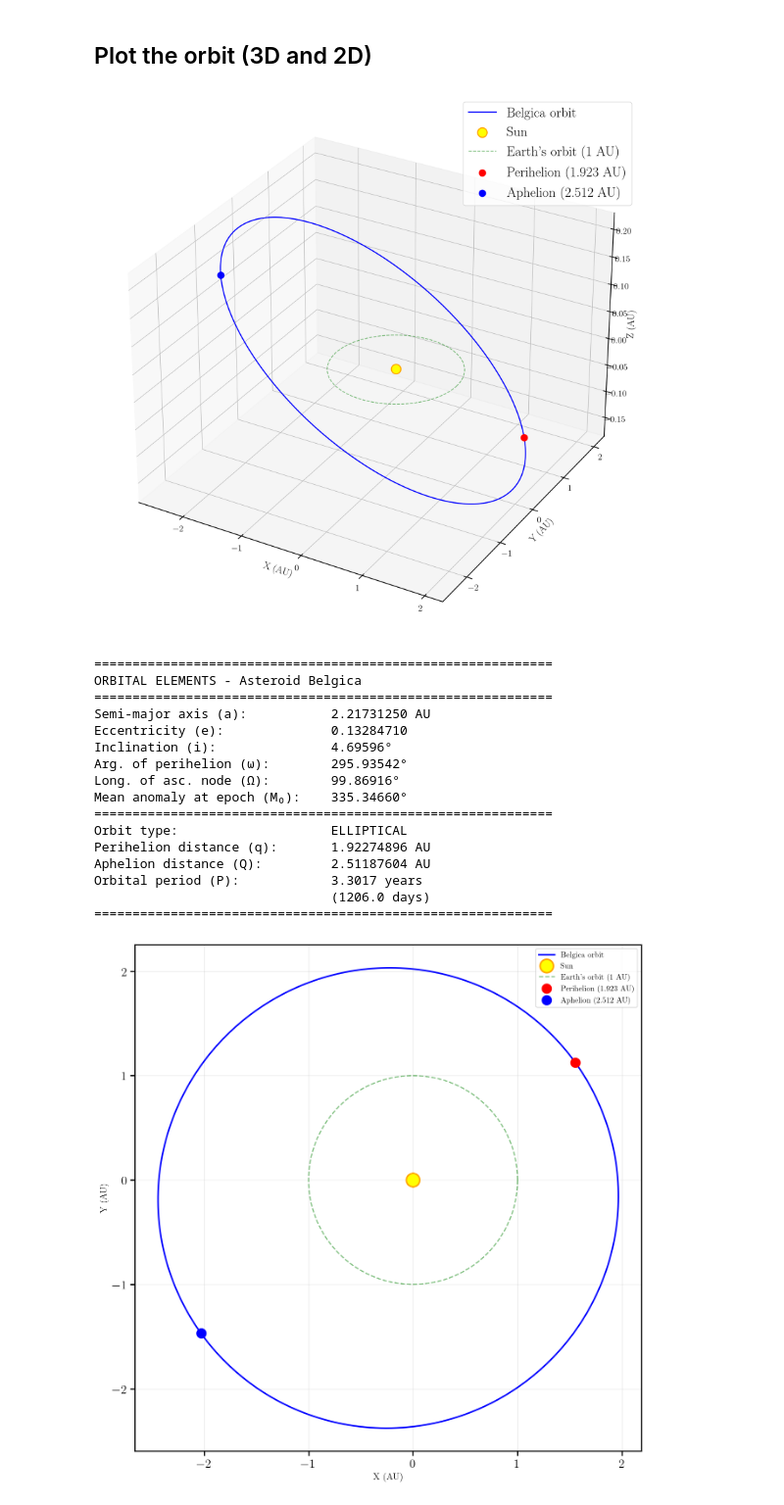
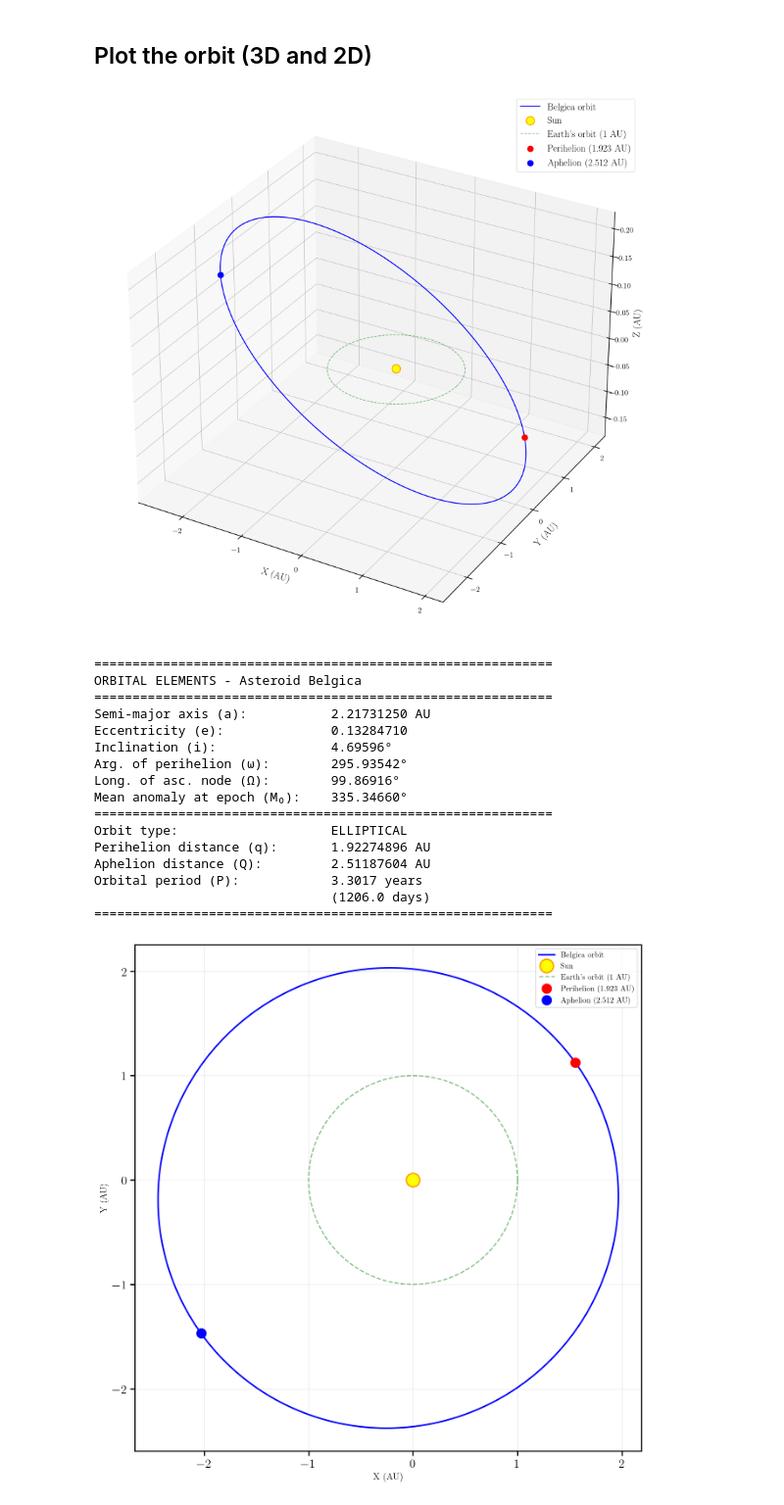
Before and after one commit to matyldarejus/TGP_Asteroids2_2025, a Jupyter notebook: Astrometry/astrometry_main.ipynb, the cells around one changed output. Shown at 98% size. Saved outputs shown, nothing was run; the diff lists cells and outputs as text; code cells hidden in the pictures.

Commit message:
Improved the 3D graph

```diff
--- a/Astrometry/astrometry_main.ipynb
+++ b/Astrometry/astrometry_main.ipynb
@@ -194,7 +194,9 @@ y_orb = a * np.sqrt(1 - e**2) * np.sin(E)
 z_orb = np.zeros_like(x_orb)
 
 def rotate_orbit(x, y, z, omega, i, Omega):
-    """Rotate from orbital plane to ecliptic coordinates"""
+    """Rotate from orbital plane to ecliptic EQUATORIAL coordinates
+        Based on Orbits in 3D by H. Curtis
+    """
     R = np.array([
         [np.cos(Omega)*np.cos(omega) - np.sin(Omega)*np.sin(omega)*np.cos(i),
          -np.cos(Omega)*np.sin(omega) - np.sin(Omega)*np.cos(omega)*np.cos(i),
@@ -211,11 +213,11 @@ def rotate_orbit(x, y, z, omega, i, Omega):
     rotated = R @ positions
     return rotated[0], rotated[1], rotated[2]
 
-# Rotate to ecliptic coordinates
+# Rotate to equatorial coordinates
 x, y, z = rotate_orbit(x_orb, y_orb, z_orb, omega, i, Omega)
 
 # Create 3D plot
-fig = plt.figure(figsize=(14, 14))
+fig = plt.figure(figsize=(16, 16))
 ax = fig.add_subplot(111, projection='3d')
 
 # Plot the orbit
@@ -248,37 +250,42 @@ x_aph, y_aph, z_aph = rotate_orbit(np.array([-Q]), np.array([0]),
 ax.scatter(x_aph, y_aph, z_aph, color='blue', s=150,
            marker='o', label=f'Aphelion ({Q:.3f} AU)', zorder=5)
 
 # Labels and formatting
-ax.set_xlabel('X (AU)')
-ax.set_ylabel('Y (AU)')
-ax.set_zlabel('Z (AU)')
+ax.set_xlabel('X (AU)' , labelpad=15)
+ax.set_ylabel('Y (AU)', labelpad=15)
+ax.set_zlabel('Z (AU)', labelpad=15)
 #ax.set_title('Orbit of Asteroid Belgica', fontsize=14,)
+
+ax.tick_params(axis='x', pad=8)
+ax.tick_params(axis='y', pad=8)
+ax.tick_params(axis='z', pad=8)
+
 ax.legend(loc='upper right')
 
 ax.grid(True, alpha=0.3)
 
 plt.tight_layout()
 plt.show()
 
 # Print orbital information
 print("=" * 60)
 print("ORBITAL ELEMENTS - Asteroid Belgica")
 print("=" * 60)
 print(f"Semi-major axis (a):           {a:.8f} AU")
 print(f"Eccentricity (e):              {e:.8f}")
 print(f"Inclination (i):               {np.degrees(i):.5f}°")
 print(f"Arg. of perihelion (ω):        {np.degrees(omega):.5f}°")
 print(f"Long. of asc. node (Ω):        {np.degrees(Omega):.5f}°")
 print(f"Mean anomaly at epoch (M₀):    {M0:.5f}°")
 print("=" * 60)
 print(f"Orbit type:                    ELLIPTICAL")
 print(f"Perihelion distance (q):       {q:.8f} AU")
 print(f"Aphelion distance (Q):         {Q:.8f} AU")
 print(f"Orbital period (P):            {np.sqrt(a**3):.4f} years")
 print(f"                               ({np.sqrt(a**3)*365.25:.1f} days)")
 print("=" * 60)
 # %% [output]
-[figure, old version]
+[figure, new version]
 ============================================================
 ORBITAL ELEMENTS - Asteroid Belgica
 ============================================================
```
